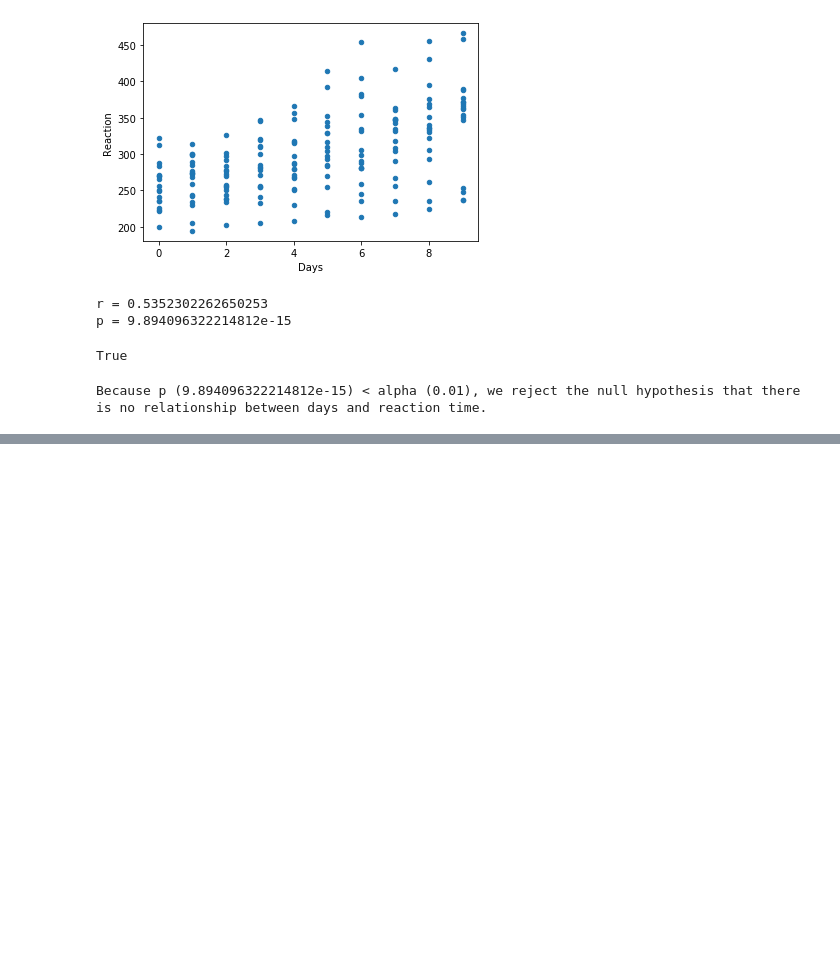
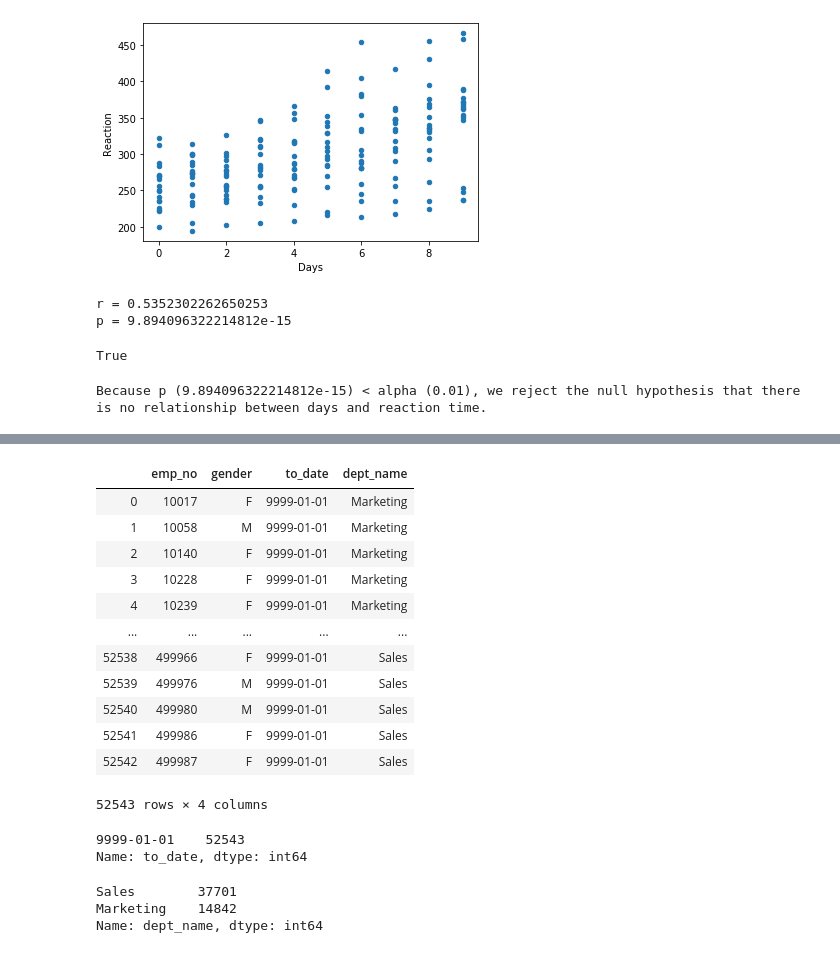
Before and after one commit to aleclhartman/statistics-exercises, a Jupyter notebook: hypothesis_testing.ipynb, the cells around one changed output, grey strips where cells are left out. Cells and saved outputs as stored; diff of their text form; code cells hidden in the pictures; blank space fills up the shorter version.

```diff
--- a/hypothesis_testing.ipynb
+++ b/hypothesis_testing.ipynb
@@ -1266,0 +1402,39 @@ Because p (9.894096322214812e-15) < alpha (0.01), we reject the null hypothesis
+# %%
+query = """
+SELECT e.emp_no, e.gender, de.to_date, d.dept_name
+FROM employees AS e
+JOIN dept_emp AS de USING(emp_no)
+JOIN departments AS d USING(dept_no)
+WHERE de.to_date > CURDATE()
+AND (de.dept_no = "d001"
+OR de.dept_no = "d007");"""
+# %%
+employees = env.get_db_url("employees")
+# %%
+emp_dept = pd.read_sql(query, employees)
+emp_dept
+# %% [output]
+|  | emp_no | gender | to_date | dept_name |
+| 0 | 10017 | F | 9999-01-01 | Marketing |
+| 1 | 10058 | M | 9999-01-01 | Marketing |
+| 2 | 10140 | F | 9999-01-01 | Marketing |
+| 3 | 10228 | F | 9999-01-01 | Marketing |
+| 4 | 10239 | F | 9999-01-01 | Marketing |
+| ... | ... | ... | ... | ... |
+| 52538 | 499966 | F | 9999-01-01 | Sales |
+| 52539 | 499976 | M | 9999-01-01 | Sales |
+| 52540 | 499980 | M | 9999-01-01 | Sales |
+| 52541 | 499986 | F | 9999-01-01 | Sales |
+| 52542 | 499987 | F | 9999-01-01 | Sales |
+52543 rows × 4 columns
+# %%
+emp_dept.to_date.value_counts()
+# %% [output]
+9999-01-01    52543
+Name: to_date, dtype: int64
+# %%
+emp_dept.dept_name.value_counts()
+# %% [output]
+Sales        37701
+Marketing    14842
+Name: dept_name, dtype: int64
```
Also changed, not shown: parts of 28 cells of this notebook.
